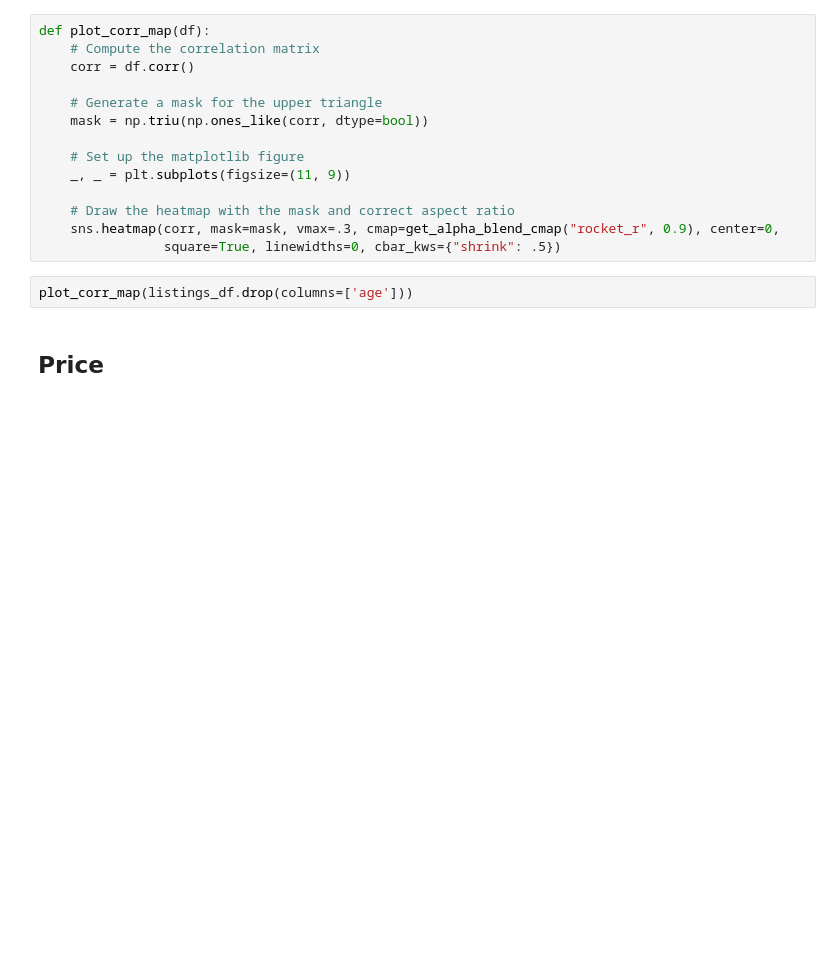
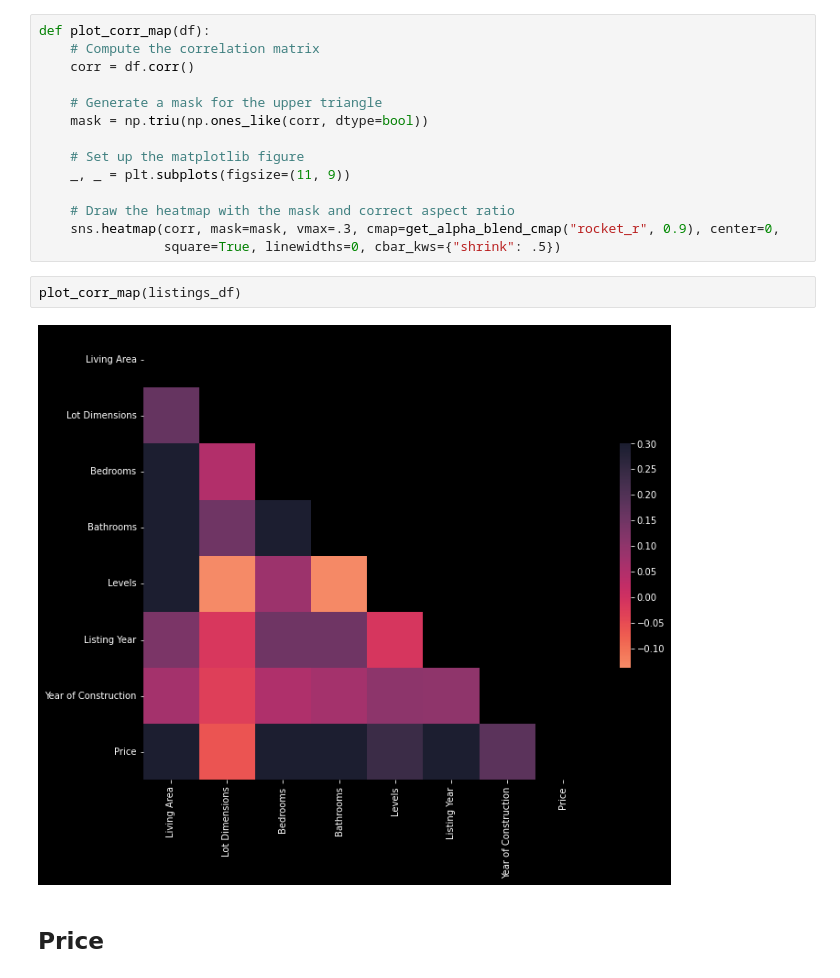
Before and after one commit to simkass/quebec-real-estate-analysis, a Jupyter notebook: notebooks/visualization.ipynb, the cells around one changed output. Saved outputs shown, nothing was run; the diff lists cells and outputs as text; blank space fills up the shorter version.

```diff
--- a/notebooks/visualization.ipynb
+++ b/notebooks/visualization.ipynb
@@ -228,7 +68,9 @@ def plot_corr_map(df):
     sns.heatmap(corr, mask=mask, vmax=.3, cmap=get_alpha_blend_cmap("rocket_r", 0.9), center=0,
                 square=True, linewidths=0, cbar_kws={"shrink": .5})
 # %%
-plot_corr_map(listings_df.drop(columns=['age']))
+plot_corr_map(listings_df)
+# %% [output]
+[figure, added]
 # %% [markdown]
 ## Price
 # %%
```
Also changed, not shown: parts of 33 cells of this notebook, 1 other file.
